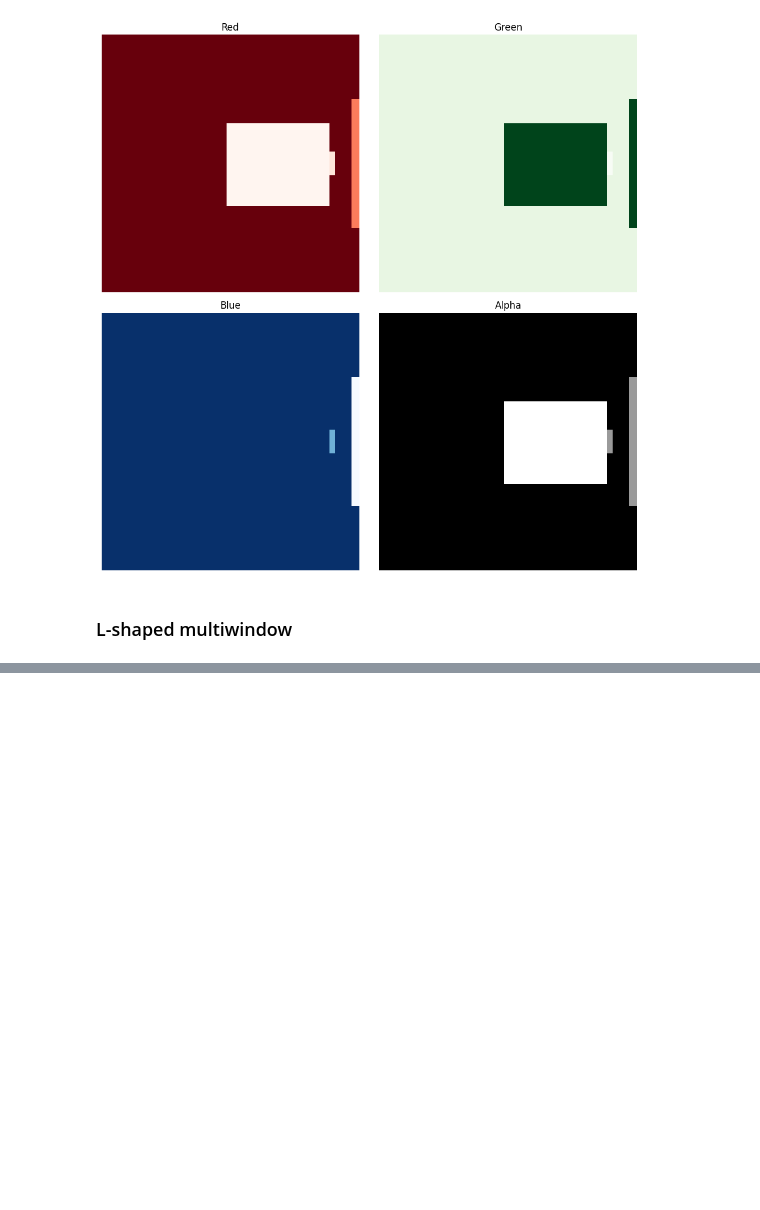
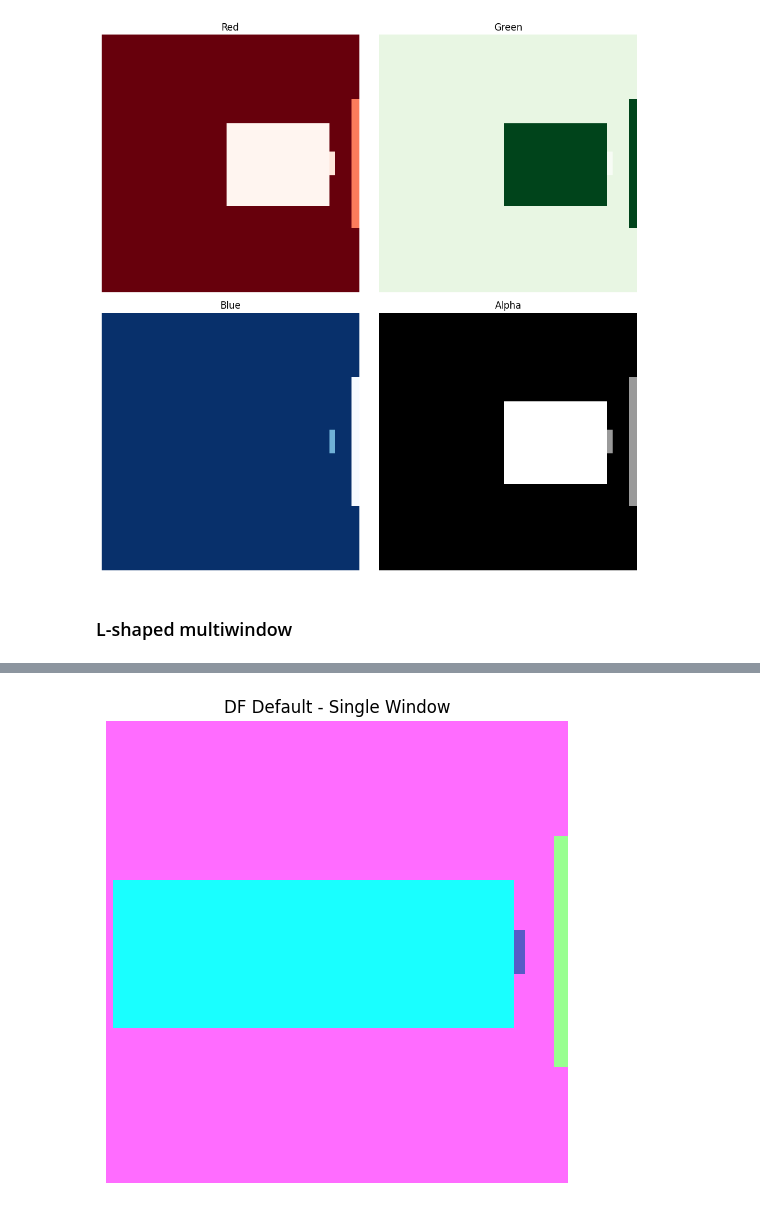
Before and after one commit to upskiller-xyz/server_encoder, a Jupyter notebook: example/demo.ipynb, the cells around one changed output, grey strips where cells are left out. Drawn from its saved outputs; the diff is of its cells as text; code cells hidden in the pictures; blank space fills up the shorter version.

```diff
--- a/example/demo.ipynb
+++ b/example/demo.ipynb
@@ -136,0 +153,19 @@ len(images)
+# %%
+inp_file = "wide_room"
+with open("../assets/{}.json".format(inp_file)) as f:
+    payload = json.load(f)
+
+response = requests.post(f"{SERVER_URL}/encode", json=payload)
+
+if response.status_code == 200:
+    Path("{}.png".format(inp_file)).write_bytes(response.content)
+    img = Image.open(io.BytesIO(response.content))
+    plt.figure(figsize=(6, 6))
+    plt.imshow(img)
+    plt.title("DF Default - Single Window")
+    plt.axis('off')
+    plt.show()
+else:
+    print(f"❌ Error: {response.status_code}")
+# %% [output]
+[figure, added]
```
Also changed, not shown: parts of 3 cells of this notebook, 3 other files.
